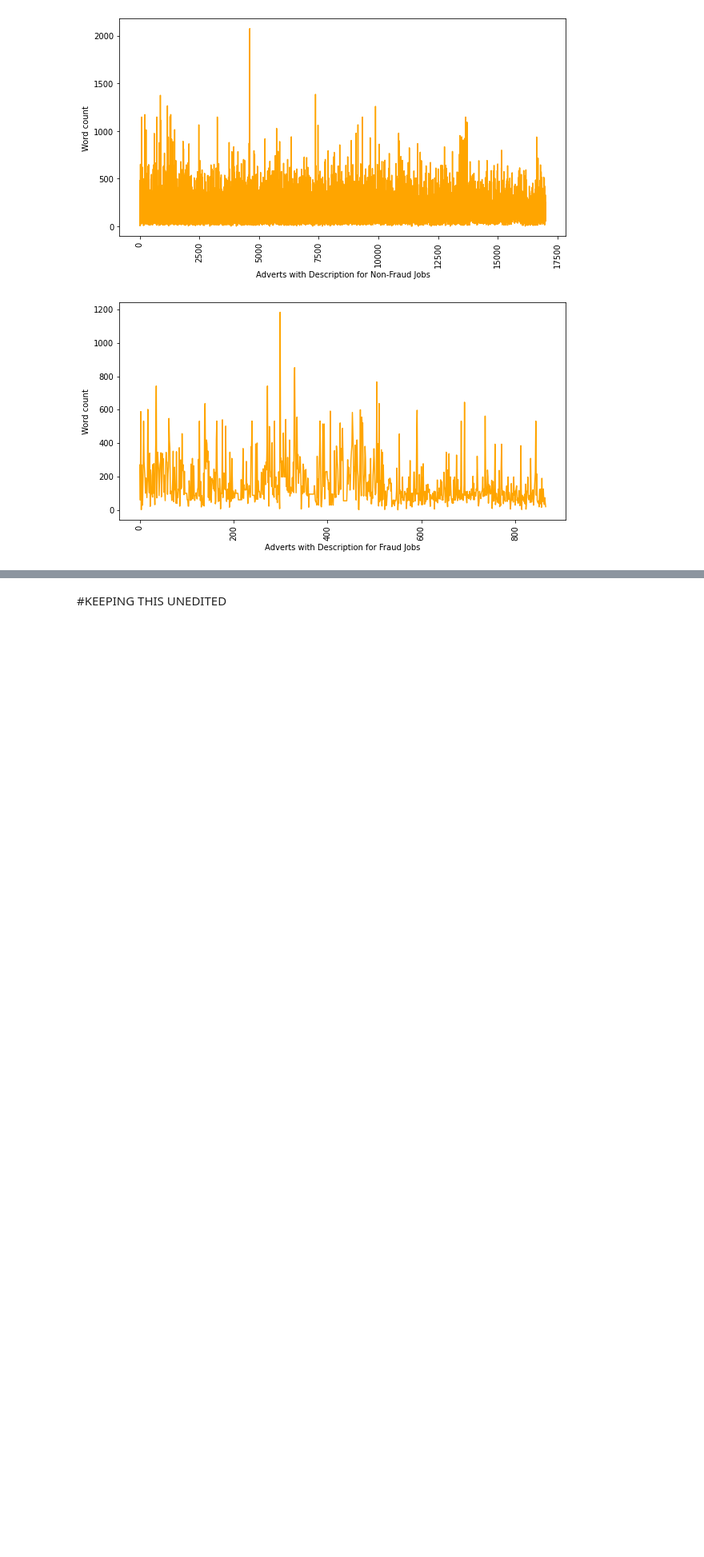
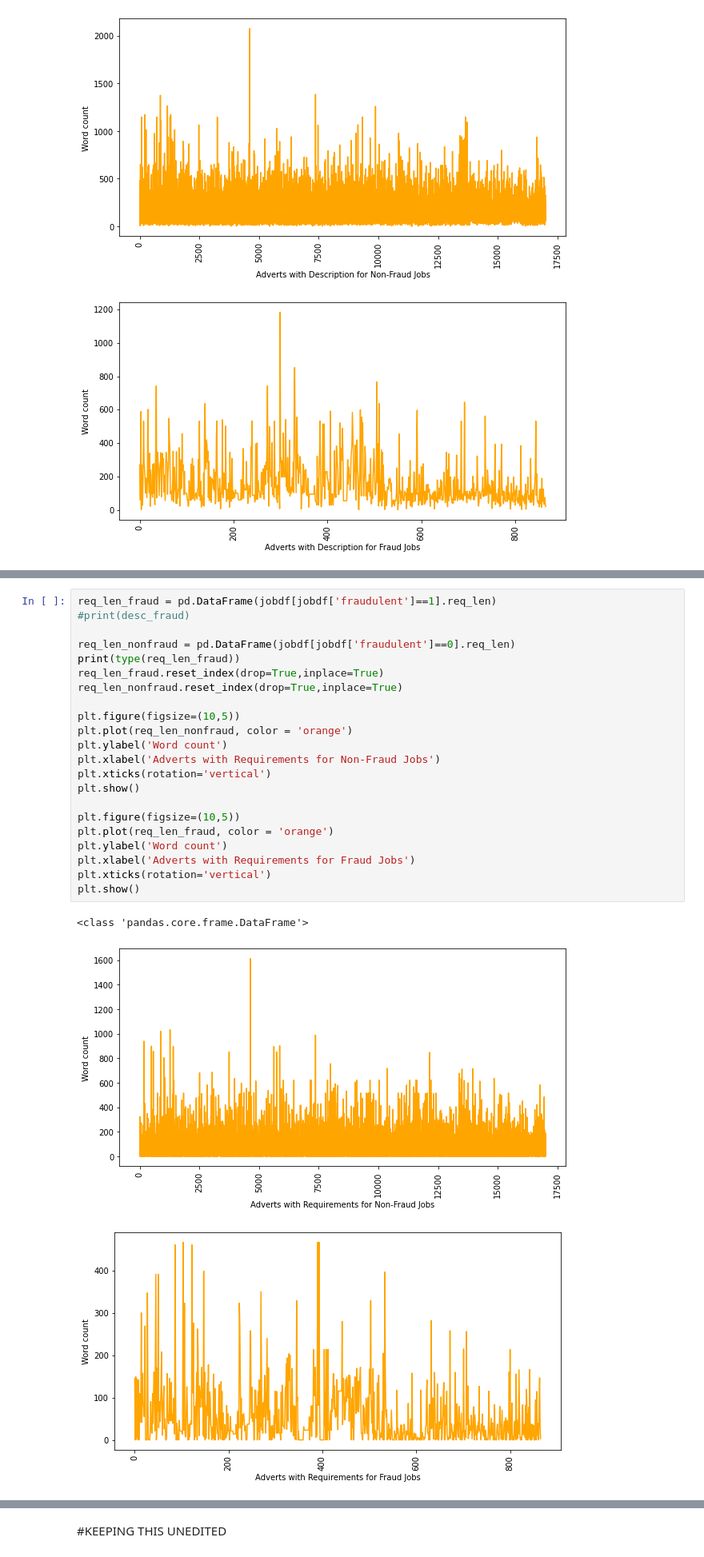
Before and after one commit to kedarkotwal1/FraudJobDetection, a Jupyter notebook: FakeJobPrediction.ipynb, the cells around one changed output, grey strips where cells are left out. Shown: that part at 80% size. Cells and saved outputs as stored; diff of their text form; blank space fills up the shorter version.

```diff
--- a/FakeJobPrediction.ipynb
+++ b/FakeJobPrediction.ipynb
@@ -286,0 +445,26 @@ Name: job_id, dtype: int64
+# %%
+req_len_fraud = pd.DataFrame(jobdf[jobdf['fraudulent']==1].req_len)
+#print(desc_fraud)
+
+req_len_nonfraud = pd.DataFrame(jobdf[jobdf['fraudulent']==0].req_len)
+print(type(req_len_fraud))
+req_len_fraud.reset_index(drop=True,inplace=True)
+req_len_nonfraud.reset_index(drop=True,inplace=True)
+
+plt.figure(figsize=(10,5))
+plt.plot(req_len_nonfraud, color = 'orange')
+plt.ylabel('Word count')
+plt.xlabel('Adverts with Requirements for Non-Fraud Jobs')
+plt.xticks(rotation='vertical')
+plt.show()
+
+plt.figure(figsize=(10,5))
+plt.plot(req_len_fraud, color = 'orange')
+plt.ylabel('Word count')
+plt.xlabel('Adverts with Requirements for Fraud Jobs')
+plt.xticks(rotation='vertical')
+plt.show()
+# %% [output]
+<class 'pandas.core.frame.DataFrame'>
+[figure, added]
+[figure, added]
```
Also changed, not shown: parts of 53 cells of this notebook.
